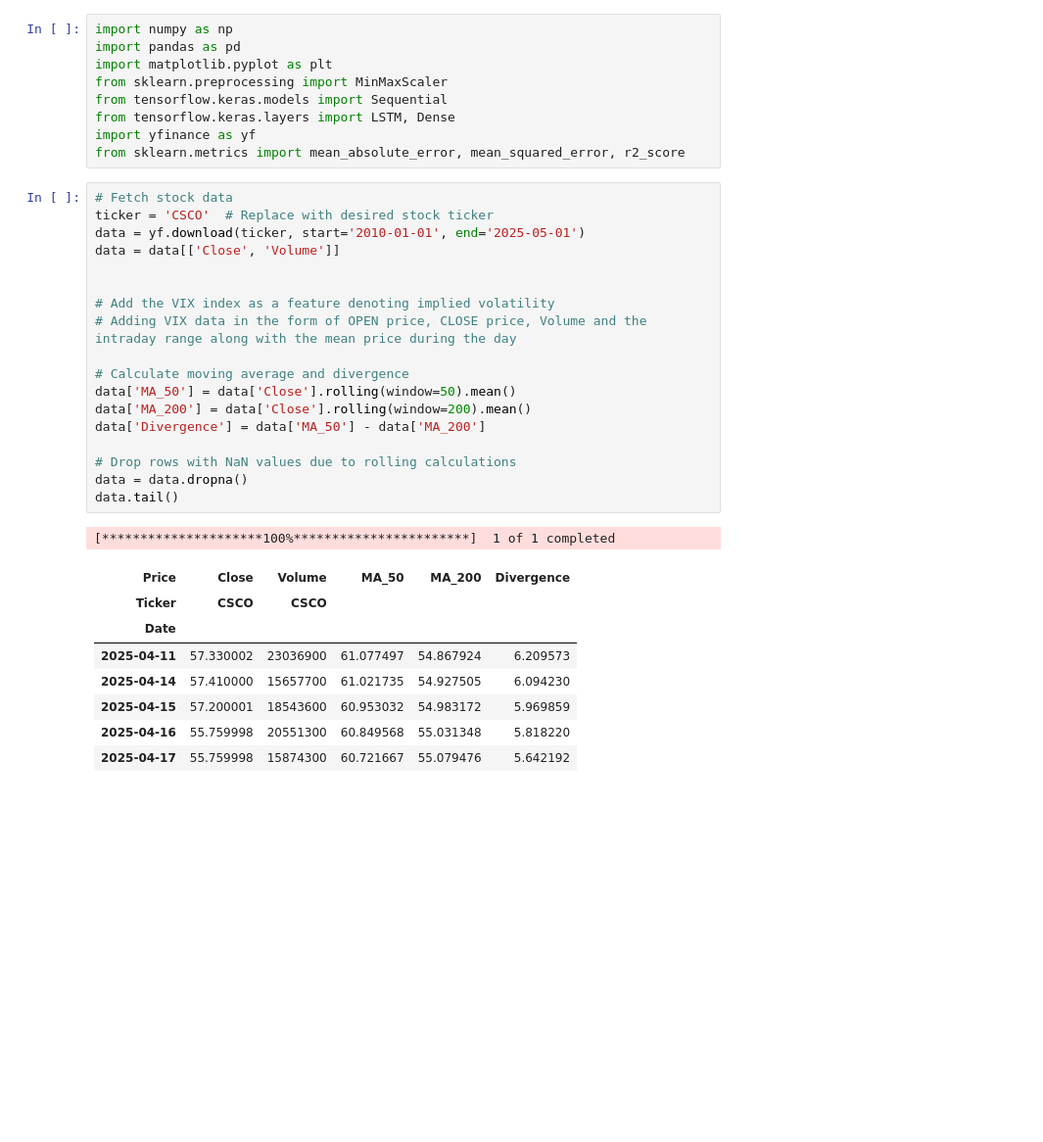
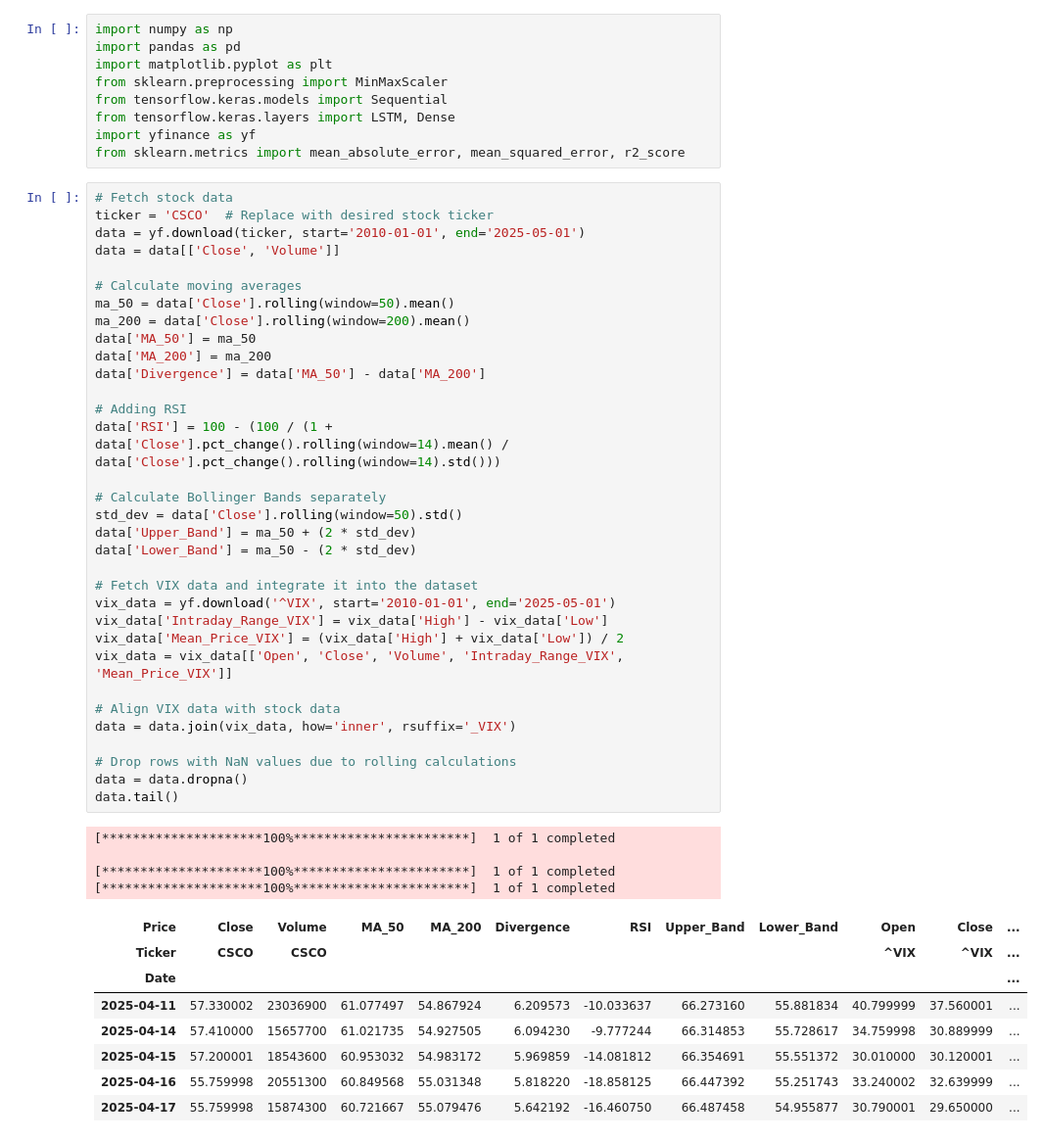
Before and after one commit to ApooU2/Project_Delta, a Jupyter notebook: combined.ipynb, the cells around one changed output. Shown: that part at 98% size. Cells and saved outputs as stored; diff of their text form; blank space fills up the shorter version.

```diff
--- a/combined.ipynb
+++ b/combined.ipynb
@@ -32,31 +32,49 @@ from sklearn.metrics import mean_absolute_error, mean_squared_error, r2_score
 # %%
 # Fetch stock data
 ticker = 'CSCO'  # Replace with desired stock ticker
 data = yf.download(ticker, start='2010-01-01', end='2025-05-01')
 data = data[['Close', 'Volume']]
 
+# Calculate moving averages
+ma_50 = data['Close'].rolling(window=50).mean()
+ma_200 = data['Close'].rolling(window=200).mean()
+data['MA_50'] = ma_50
+data['MA_200'] = ma_200
+data['Divergence'] = data['MA_50'] - data['MA_200']
 
-# Add the VIX index as a feature denoting implied volatility
-# Adding VIX data in the form of OPEN price, CLOSE price, Volume and the intraday range along with the mean price during the day
+# Adding RSI
+data['RSI'] = 100 - (100 / (1 + data['Close'].pct_change().rolling(window=14).mean() / data['Close'].pct_change().rolling(window=14).std()))
 
-# Calculate moving average and divergence
-data['MA_50'] = data['Close'].rolling(window=50).mean()
-data['MA_200'] = data['Close'].rolling(window=200).mean()
-data['Divergence'] = data['MA_50'] - data['MA_200']
+# Calculate Bollinger Bands separately
+std_dev = data['Close'].rolling(window=50).std()
+data['Upper_Band'] = ma_50 + (2 * std_dev)
+data['Lower_Band'] = ma_50 - (2 * std_dev)
+
+# Fetch VIX data and integrate it into the dataset
+vix_data = yf.download('^VIX', start='2010-01-01', end='2025-05-01')
+vix_data['Intraday_Range_VIX'] = vix_data['High'] - vix_data['Low']
+vix_data['Mean_Price_VIX'] = (vix_data['High'] + vix_data['Low']) / 2
+vix_data = vix_data[['Open', 'Close', 'Volume', 'Intraday_Range_VIX', 'Mean_Price_VIX']]
+
+# Align VIX data with stock data
+data = data.join(vix_data, how='inner', rsuffix='_VIX')
 
 # Drop rows with NaN values due to rolling calculations
 data = data.dropna()
 data.tail()
 # %% [output]
 [*********************100%***********************]  1 of 1 completed
+
+[*********************100%***********************]  1 of 1 completed
+[*********************100%***********************]  1 of 1 completed
-| Price | Close | Volume | MA_50 | MA_200 | Divergence |
-| Ticker | CSCO | CSCO |  |  |  |
-| Date |  |  |  |  |  |
-| 2025-04-11 | 57.330002 | 23036900 | 61.077497 | 54.867924 | 6.209573 |
-| 2025-04-14 | 57.410000 | 15657700 | 61.021735 | 54.927505 | 6.094230 |
-| 2025-04-15 | 57.200001 | 18543600 | 60.953032 | 54.983172 | 5.969859 |
-| 2025-04-16 | 55.759998 | 20551300 | 60.849568 | 55.031348 | 5.818220 |
-| 2025-04-17 | 55.759998 | 15874300 | 60.721667 | 55.079476 | 5.642192 |
+| Price | Close | Volume | MA_50 | MA_200 | Divergence | RSI | Upper_Band | Lower_Band | Open | Close | ... |
+| Ticker | CSCO | CSCO |  |  |  |  |  |  | ^VIX | ^VIX | ... |
+| Date |  |  |  |  |  |  |  |  |  |  | ... |
+| 2025-04-11 | 57.330002 | 23036900 | 61.077497 | 54.867924 | 6.209573 | -10.033637 | 66.273160 | 55.881834 | 40.799999 | 37.560001 | ... |
+| 2025-04-14 | 57.410000 | 15657700 | 61.021735 | 54.927505 | 6.094230 | -9.777244 | 66.314853 | 55.728617 | 34.759998 | 30.889999 | ... |
+| 2025-04-15 | 57.200001 | 18543600 | 60.953032 | 54.983172 | 5.969859 | -14.081812 | 66.354691 | 55.551372 | 30.010000 | 30.120001 | ... |
+| 2025-04-16 | 55.759998 | 20551300 | 60.849568 | 55.031348 | 5.818220 | -18.858125 | 66.447392 | 55.251743 | 33.240002 | 32.639999 | ... |
+| 2025-04-17 | 55.759998 | 15874300 | 60.721667 | 55.079476 | 5.642192 | -16.460750 | 66.487458 | 54.955877 | 30.790001 | 29.650000 | ... |
 # %%
 # Preprocess data
 scaler = MinMaxScaler(feature_range=(0, 1))
```
Also changed, not shown: parts of 5 cells of this notebook.
